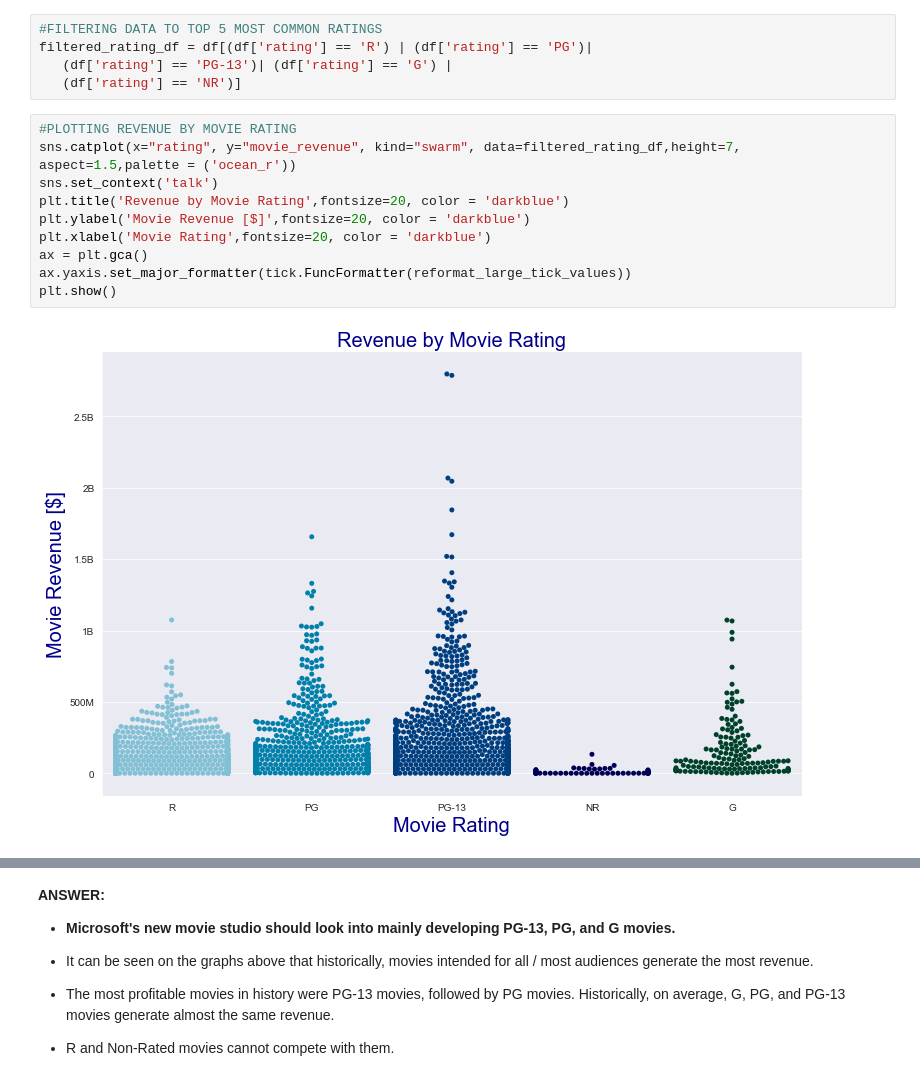
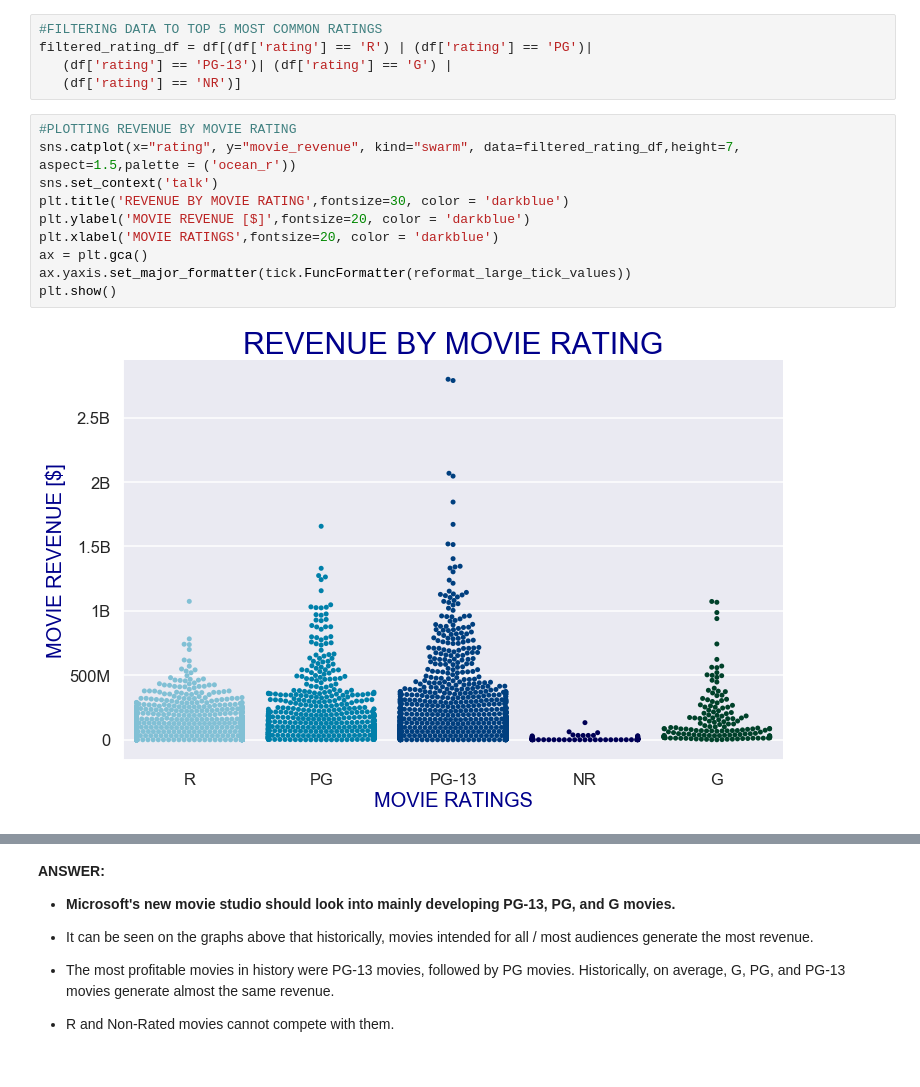
Before and after one commit to gabrieljarosi/dsc-mod-1-project-v2-1-onl01-dtsc-pt-041320, a Jupyter notebook: student.ipynb, the cells around one changed output, grey strips where cells are left out. Drawn from its saved outputs; the diff is of its cells as text.

```diff
--- a/student.ipynb
+++ b/student.ipynb
@@ -462,15 +462,15 @@ filtered_rating_df = df[(df['rating'] == 'R') | (df['rating'] == 'PG')|
 # %%
 #PLOTTING REVENUE BY MOVIE RATING
 sns.catplot(x="rating", y="movie_revenue", kind="swarm", data=filtered_rating_df,height=7, aspect=1.5,palette = ('ocean_r'))
 sns.set_context('talk')
-plt.title('Revenue by Movie Rating',fontsize=20, color = 'darkblue')
-plt.ylabel('Movie Revenue [$]',fontsize=20, color = 'darkblue')
-plt.xlabel('Movie Rating',fontsize=20, color = 'darkblue')
+plt.title('REVENUE BY MOVIE RATING',fontsize=30, color = 'darkblue')
+plt.ylabel('MOVIE REVENUE [$]',fontsize=20, color = 'darkblue')
+plt.xlabel('MOVIE RATINGS',fontsize=20, color = 'darkblue')
 ax = plt.gca()
 ax.yaxis.set_major_formatter(tick.FuncFormatter(reformat_large_tick_values))
 plt.show()
 # %% [output]
-[figure, old version]
+[figure, new version]
 # %%
 #GITTING AVERAGE MOVIE REVENUE PER MOVIE RATING
 PG_df = df[(df['rating'] == 'PG')]
```
Also changed, not shown: parts of 8 cells of this notebook, 12 other files.
